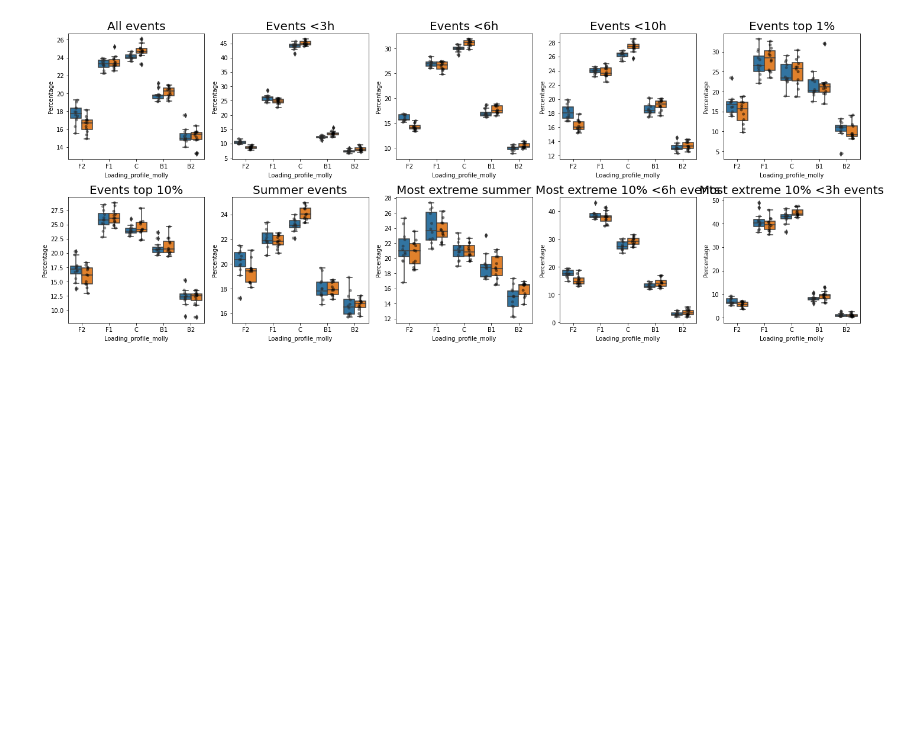
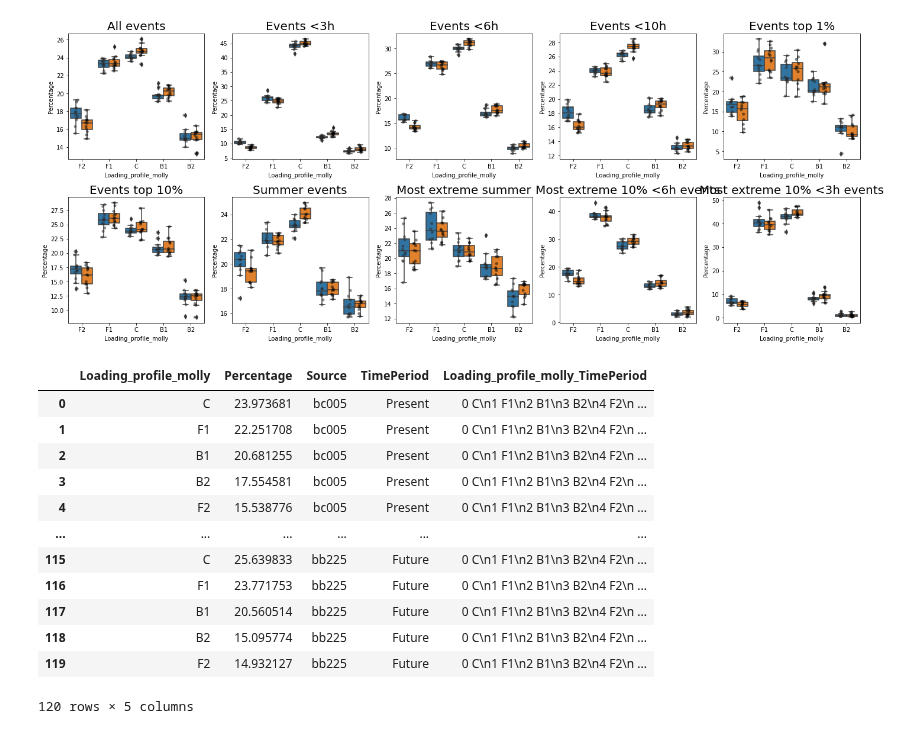
Before and after one commit to masher92/UKCP18, a Jupyter notebook: FindIndependentRainfallEvents/AnalyseProfiles/30mins/Loading_Analysis_5cats.ipynb, the cells around one changed output. Saved outputs shown, nothing was run; the diff lists cells and outputs as text; code cells hidden in the pictures; blank space fills up the shorter version.

```diff
--- a/FindIndependentRainfallEvents/AnalyseProfiles/30mins/Loading_Analysis_5cats.ipynb
+++ b/FindIndependentRainfallEvents/AnalyseProfiles/30mins/Loading_Analysis_5cats.ipynb
@@ -310,3 +321,19 @@ plot_loading_profile_boxplot(axs[1,3], combined_df_loading_top10percent_shortdur
 plot_loading_profile_boxplot(axs[1,4], combined_df_loading_top10percent_veryshortdurations, 'Most extreme 10% <3h events')
 # %% [output]
 [figure]
+# %%
+combined_df_loading
+# %% [output]
+|  | Loading_profile_molly | Percentage | Source | TimePeriod | Loading_profile_molly_TimePeriod |
+| 0 | C | 23.973681 | bc005 | Present | 0 C\n1 F1\n2 B1\n3 B2\n4 F2\n ... |
+| 1 | F1 | 22.251708 | bc005 | Present | 0 C\n1 F1\n2 B1\n3 B2\n4 F2\n ... |
+| 2 | B1 | 20.681255 | bc005 | Present | 0 C\n1 F1\n2 B1\n3 B2\n4 F2\n ... |
+| 3 | B2 | 17.554581 | bc005 | Present | 0 C\n1 F1\n2 B1\n3 B2\n4 F2\n ... |
+| 4 | F2 | 15.538776 | bc005 | Present | 0 C\n1 F1\n2 B1\n3 B2\n4 F2\n ... |
+| ... | ... | ... | ... | ... | ... |
+| 115 | C | 25.639833 | bb225 | Future | 0 C\n1 F1\n2 B1\n3 B2\n4 F2\n ... |
+| 116 | F1 | 23.771753 | bb225 | Future | 0 C\n1 F1\n2 B1\n3 B2\n4 F2\n ... |
+| 117 | B1 | 20.560514 | bb225 | Future | 0 C\n1 F1\n2 B1\n3 B2\n4 F2\n ... |
+| 118 | B2 | 15.095774 | bb225 | Future | 0 C\n1 F1\n2 B1\n3 B2\n4 F2\n ... |
+| 119 | F2 | 14.932127 | bb225 | Future | 0 C\n1 F1\n2 B1\n3 B2\n4 F2\n ... |
+120 rows × 5 columns
```
Also changed, not shown: parts of 2 cells of this notebook, 26 other files.
